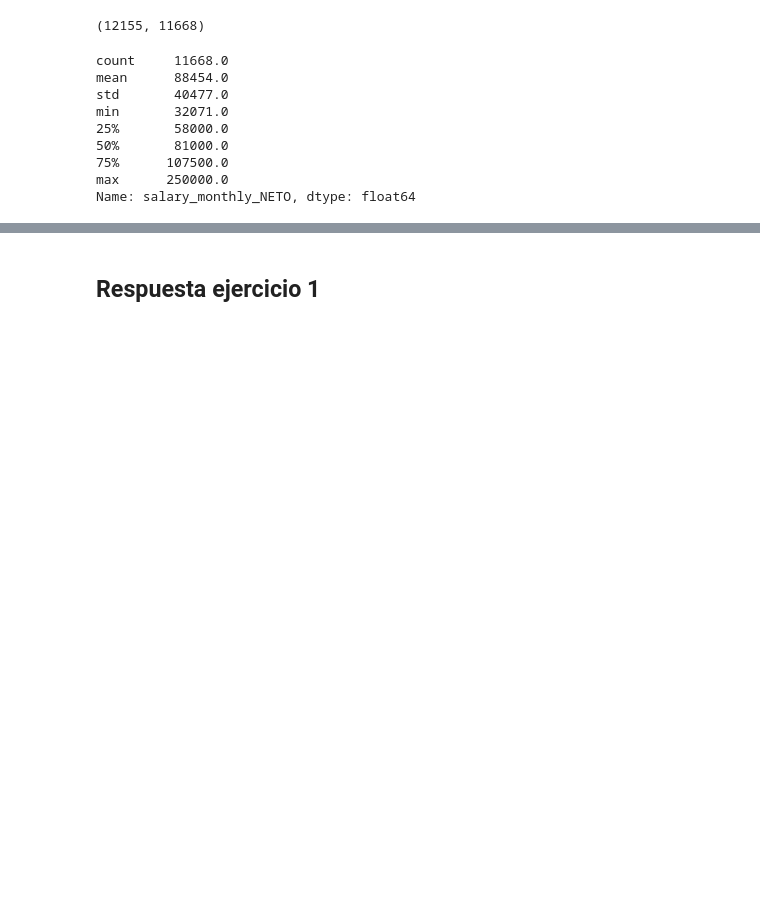
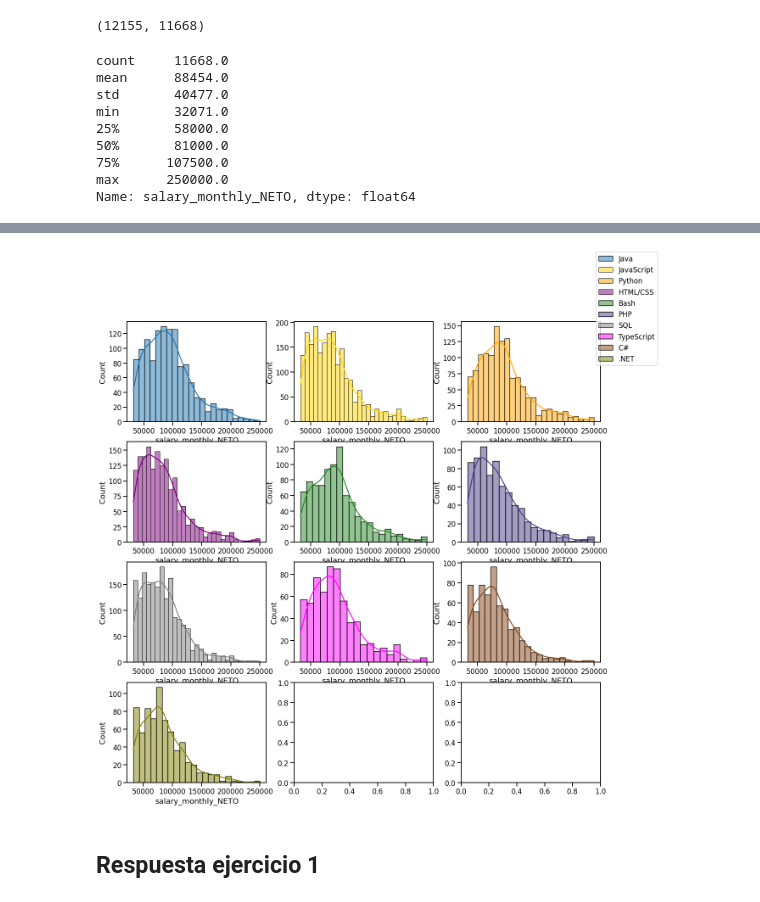
Before and after one commit to Natali-PP/diplodatos2021, a Jupyter notebook: AnalisiYVisualizacion/Entregable_Parte_1.ipynb, the cells around one changed output, grey strips where cells are left out. Drawn from its saved outputs; the diff is of its cells as text; code cells hidden in the pictures; blank space fills up the shorter version.

```diff
--- a/AnalisiYVisualizacion/Entregable_Parte_1.ipynb
+++ b/AnalisiYVisualizacion/Entregable_Parte_1.ipynb
@@ -306,3 +314,38 @@ plt.ticklabel_format(style='plain', axis='x')
+# %%
+
+
+def get_sub_df_for_lang(lang):
+  return df_filtered[ df_filtered["programming_language"]== lang]
+
+#get_sub_df_for_lang('java').describe()
+java_cols=get_sub_df_for_lang('java')
+js_cols=get_sub_df_for_lang('javascript')
+python_cols=get_sub_df_for_lang('python')
+html_css_cols=get_sub_df_for_lang('html/css')
+bash_cols=get_sub_df_for_lang('bash/shell')
+php_cols=get_sub_df_for_lang('php')
+sql_cols=get_sub_df_for_lang('sql')
+ts_cols=get_sub_df_for_lang('typescript')
+c_sharp_cols=get_sub_df_for_lang('c#')
+dot_net_cols=get_sub_df_for_lang('.net')
+#java_cols.salary_monthly_NETO
+#seaborn.histplot(x=df_filtered[ x== "javascript" for x in df["programming_language"]], ax=axes[0,0],kde=True)
+# %%
+fig, axes = plt.subplots(figsize=(20, 20), nrows=4, ncols=3)
+seaborn.histplot(x=java_cols['salary_monthly_NETO'], ax=axes[0,0],kde=True, label="Java")
+seaborn.histplot(x=js_cols['salary_monthly_NETO'], ax=axes[0,1],kde=True, color="gold", label="JavaScript")
+seaborn.histplot(x=python_cols['salary_monthly_NETO'], ax=axes[0,2],kde=True, color="orange", label="Python")
+seaborn.histplot(x=html_css_cols['salary_monthly_NETO'], ax=axes[1,0],kde=True, color="purple", label="HTML/CSS")
+seaborn.histplot(x=bash_cols['salary_monthly_NETO'], ax=axes[1,1],kde=True,  color="forestgreen",label="Bash")
+seaborn.histplot(x=php_cols['salary_monthly_NETO'], ax=axes[1,2],kde=True,color="darkslateblue", label="PHP")
+seaborn.histplot(x=sql_cols['salary_monthly_NETO'], ax=axes[2,0],kde=True, color="gray",label="SQL")
+seaborn.histplot(x=ts_cols['salary_monthly_NETO'], ax=axes[2,1],kde=True, color="magenta",label="TypeScript")
+seaborn.histplot(x=c_sharp_cols['salary_monthly_NETO'], ax=axes[2,2],kde=True,color="saddlebrown", label="C#")
+seaborn.histplot(x=dot_net_cols['salary_monthly_NETO'], ax=axes[3,0],kde=True, color="olive",label=".NET")
+fig.legend()
+plt.ticklabel_format(style='plain', axis='x')
+# %% [output]
+[figure, added]
 # %% [markdown]
 ## Respuesta ejercicio 1
 # %% [markdown]
```
Also changed, not shown: parts of 4 cells of this notebook.
